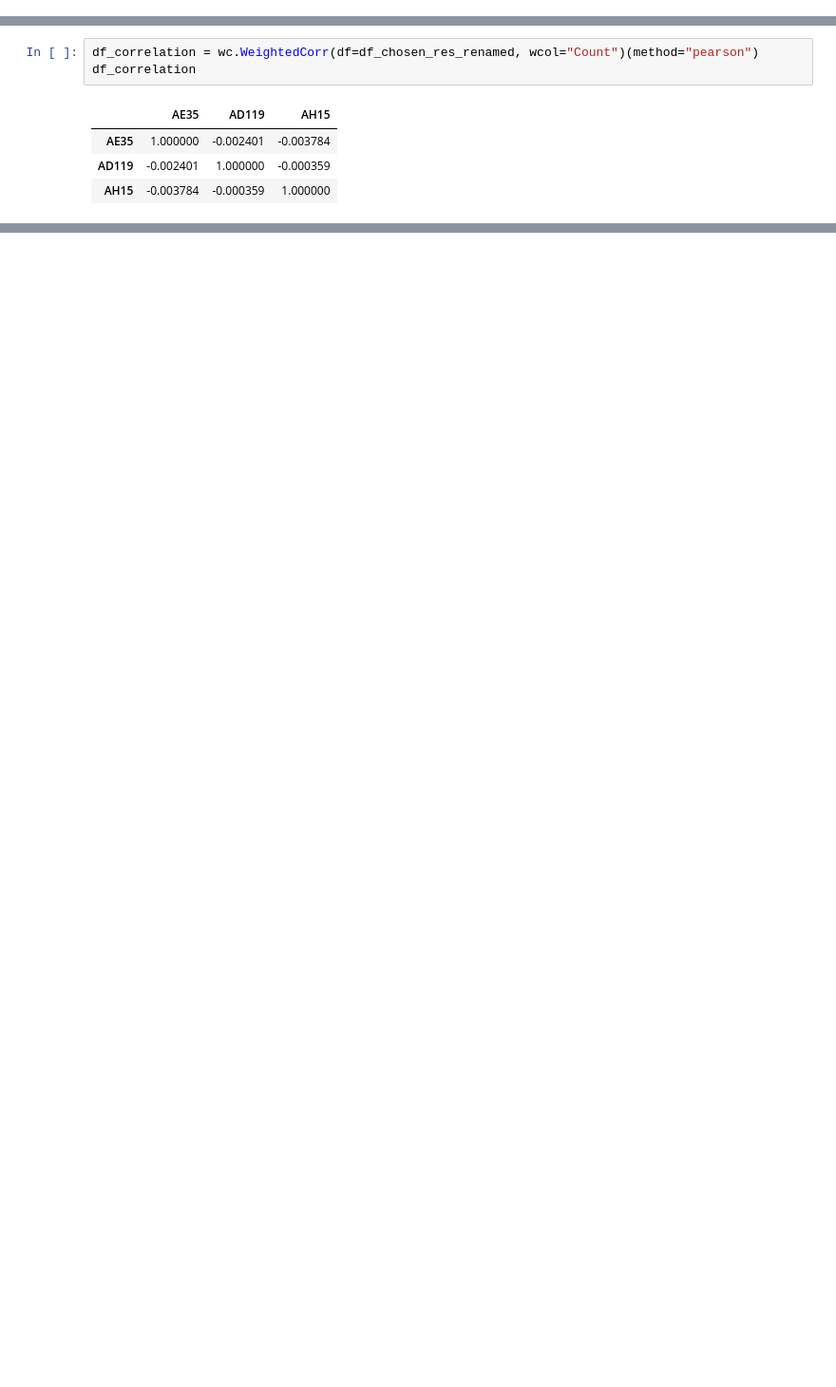
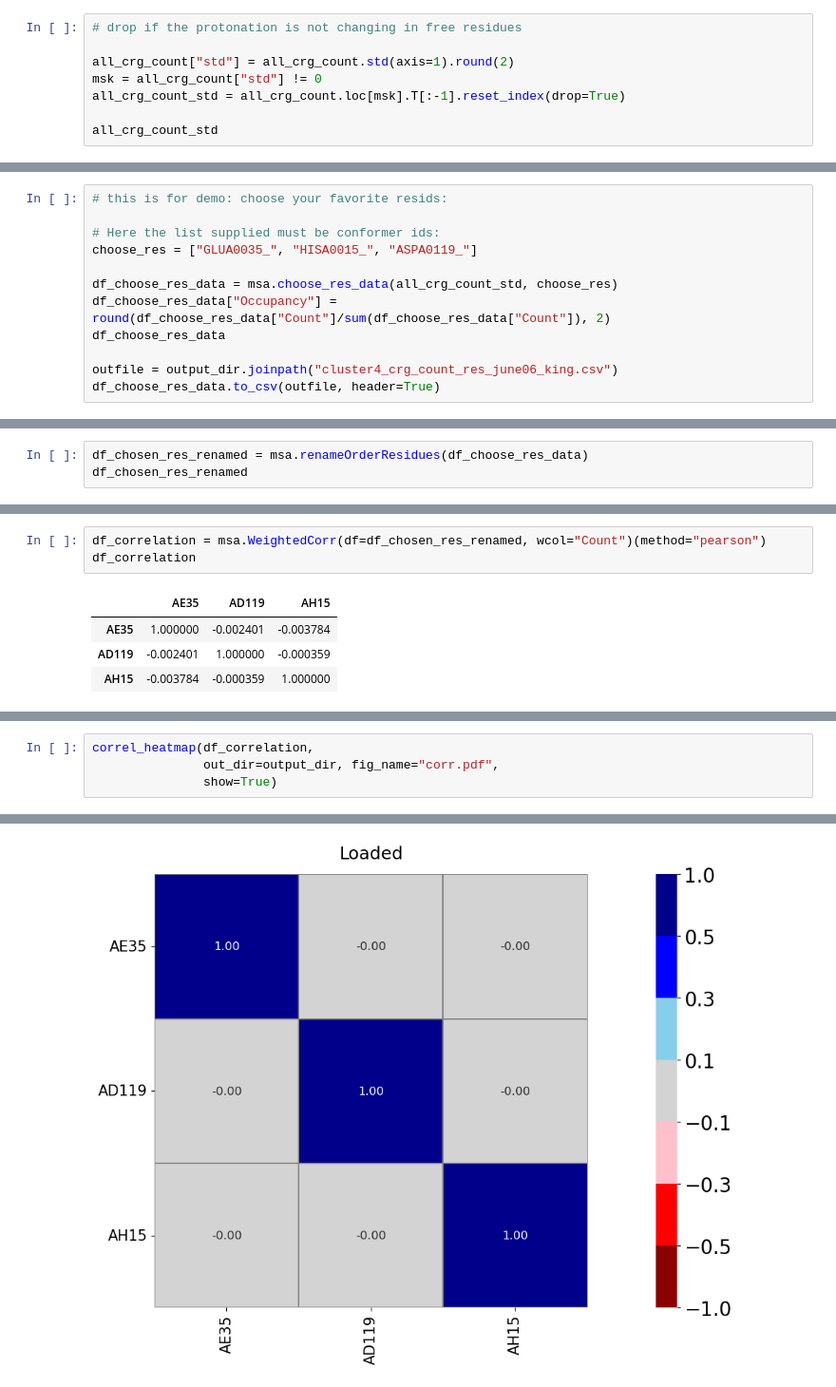
Before and after one commit to Raihancuny/python, a Jupyter notebook: microstate_analysis_code/run_ms_analysis.ipynb, the cells around one changed output, grey strips where cells are left out. Shown at 95% size. Drawn from its saved outputs; the diff is of its cells as text; blank space fills up the shorter version.

```diff
--- a/microstate_analysis_code/run_ms_analysis.ipynb
+++ b/microstate_analysis_code/run_ms_analysis.ipynb
@@ -638,0 +386,8 @@ df_chosen_res_renamed
+# %%
+# drop if the protonation is not changing in free residues
+
+all_crg_count["std"] = all_crg_count.std(axis=1).round(2)
+msk = all_crg_count["std"] != 0
+all_crg_count_std = all_crg_count.loc[msk].T[:-1].reset_index(drop=True)
+
+all_crg_count_std
@@ -638,0 +415,12 @@ df_chosen_res_renamed
+# %%
+# this is for demo: choose your favorite resids:
+
+# Here the list supplied must be conformer ids:
+choose_res = ["GLUA0035_", "HISA0015_", "ASPA0119_"]
+
+df_choose_res_data = msa.choose_res_data(all_crg_count_std, choose_res)
+df_choose_res_data["Occupancy"] = round(df_choose_res_data["Count"]/sum(df_choose_res_data["Count"]), 2)
+df_choose_res_data
+
+outfile = output_dir.joinpath("cluster4_crg_count_res_june06_king.csv")
+df_choose_res_data.to_csv(outfile, header=True)
@@ -638,0 +435,3 @@ df_chosen_res_renamed
+# %%
+df_chosen_res_renamed = msa.renameOrderResidues(df_choose_res_data)
+df_chosen_res_renamed
@@ -639,7 +446,7 @@ df_chosen_res_renamed
 # %% [markdown]
 # Weighted correlation
 # %%
-df_correlation = wc.WeightedCorr(df=df_chosen_res_renamed, wcol="Count")(method="pearson")
+df_correlation = msa.WeightedCorr(df=df_chosen_res_renamed, wcol="Count")(method="pearson")
 df_correlation
 # %% [output]
 |  | AE35 | AD119 | AH15 |
@@ -699,0 +514,5 @@ plt.savefig(corr_pdf, dpi=600, bbox_inches="tight");
+# %%
+correl_heatmap(df_correlation,
+               out_dir=output_dir, fig_name="corr.pdf",
+               show=True)
+# %% [output]
@@ -699,0 +520 @@ plt.savefig(corr_pdf, dpi=600, bbox_inches="tight");
+[figure, added]
```
Also changed, not shown: parts of 115 cells of this notebook, 11 other files.
